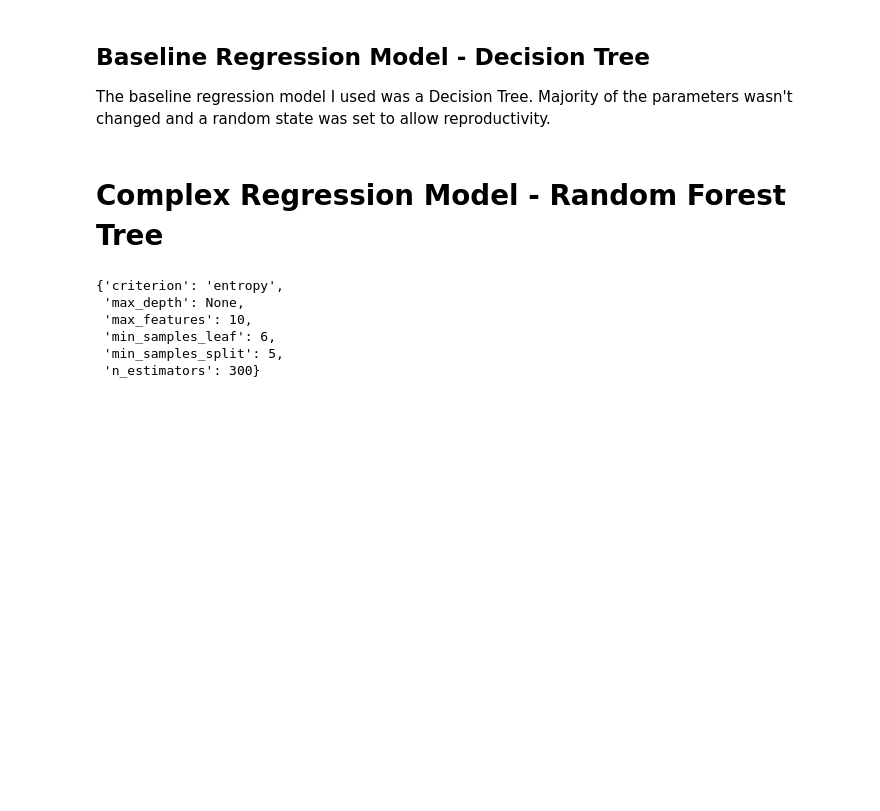
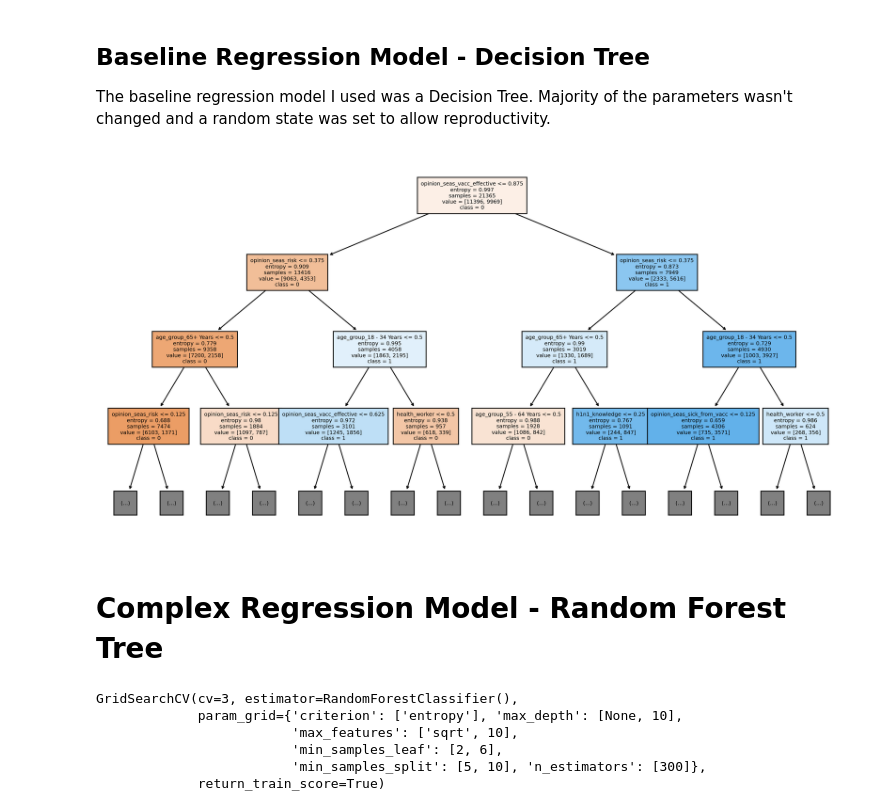
Before and after one commit to Tommyphung1/Predicting-Patient-Vaccine-Status, a Jupyter notebook: main_notebook.ipynb, the cells around one changed output. Saved outputs shown, nothing was run; the diff lists cells and outputs as text; code cells hidden in the pictures; blank space fills up the shorter version.

```diff
--- a/main_notebook.ipynb
+++ b/main_notebook.ipynb
@@ -201,6 +212,17 @@ tree_scores = []
 tree_scores.append(tree_clf.score(X_train_scaled, y_train))
 tree_scores.append(tree_clf.score(X_test_scaled, y_test))
 tree_scores.append(cross_val_score(tree_clf, X_test_scaled, y_test, scoring= 'accuracy').mean())
+# %%
+fig, axes = plt.subplots(nrows = 1,ncols = 1, figsize = (15,8), dpi=300)
+tree.plot_tree(tree_clf,
+               feature_names = X_train_scaled.columns,
+               class_names=np.unique(y_train).astype('str'),
+               filled = True,
+               max_depth= 3,
+               fontsize = 6)
+plt.show()
+# %% [output]
+[figure, added]
 # %% [markdown]
 # Complex Regression Model - Random Forest Tree
 # %%
@@ -228,14 +247,27 @@ forest_scores.append(cross_val_score(forest_clf, X_test_scaled, y_test, scoring=
 # forest_grid_search = GridSearchCV(forest_clf, param_grid, return_train_score= True, cv= 3)
 # forest_grid_search.fit(X_train_scaled, y_train)
 
-forest_grid_search.best_params_
+# forest_grid_search.best_params_
-# %% [output]
-{'criterion': 'entropy',
- 'max_depth': None,
- 'max_features': 10,
- 'min_samples_leaf': 6,
- 'min_samples_split': 5,
- 'n_estimators': 300}
+# %%
+# Model generation was used once with these parameters but was commented out due to length of processing the model and fitting it to the dataset
+param_grid = {
+                'n_estimators' : [300],
+                'criterion': ['entropy'],
+                'max_depth' : [None, 10],
+                'min_samples_split' : [5,10],
+                'min_samples_leaf' : [2,6],
+                'max_features' : ['sqrt', 10]
+             }
+forest_clf = RandomForestClassifier()
+forest_grid_search = GridSearchCV(forest_clf, param_grid, return_train_score= True, cv= 3)
+forest_grid_search.fit(X_train_scaled, y_train)
+# %% [output]
+GridSearchCV(cv=3, estimator=RandomForestClassifier(),
+             param_grid={'criterion': ['entropy'], 'max_depth': [None, 10],
+                         'max_features': ['sqrt', 10],
+                         'min_samples_leaf': [2, 6],
+                         'min_samples_split': [5, 10], 'n_estimators': [300]},
+             return_train_score=True)
 # %%
 # with open('hyperparameter_model.pkl', 'rb') as f:
 #     forest_grid_search = joblib.load(f)
```
Also changed, not shown: parts of 20 cells of this notebook, 2 other files.
